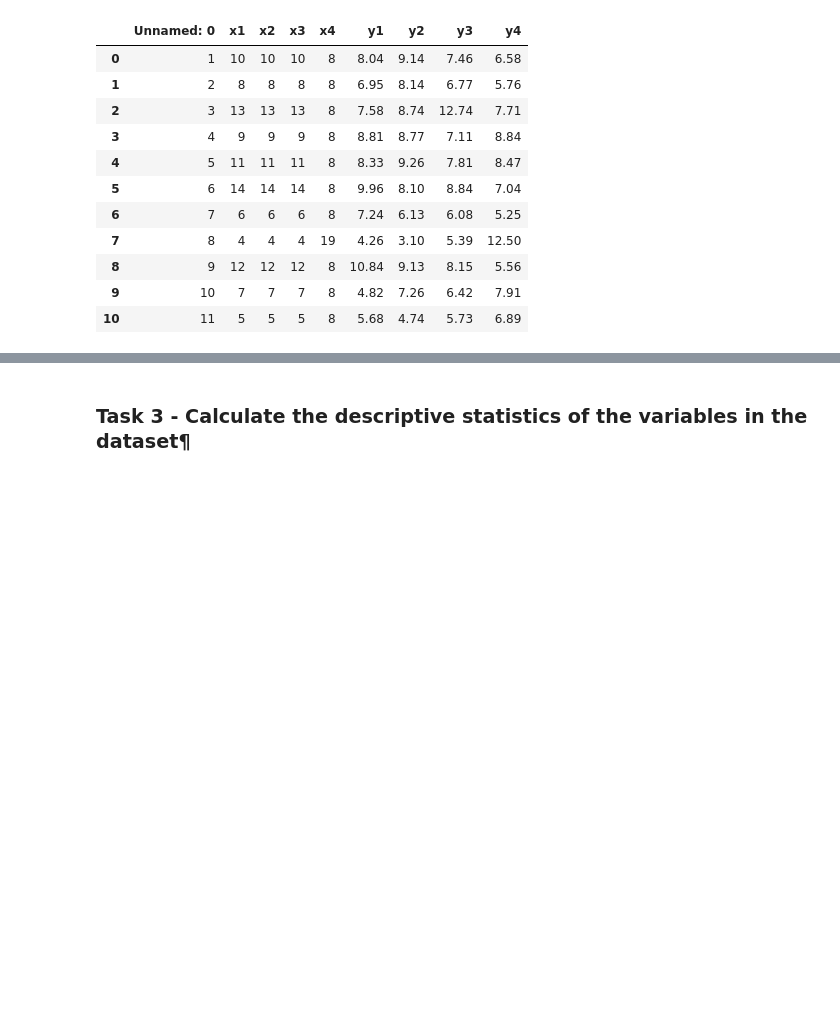
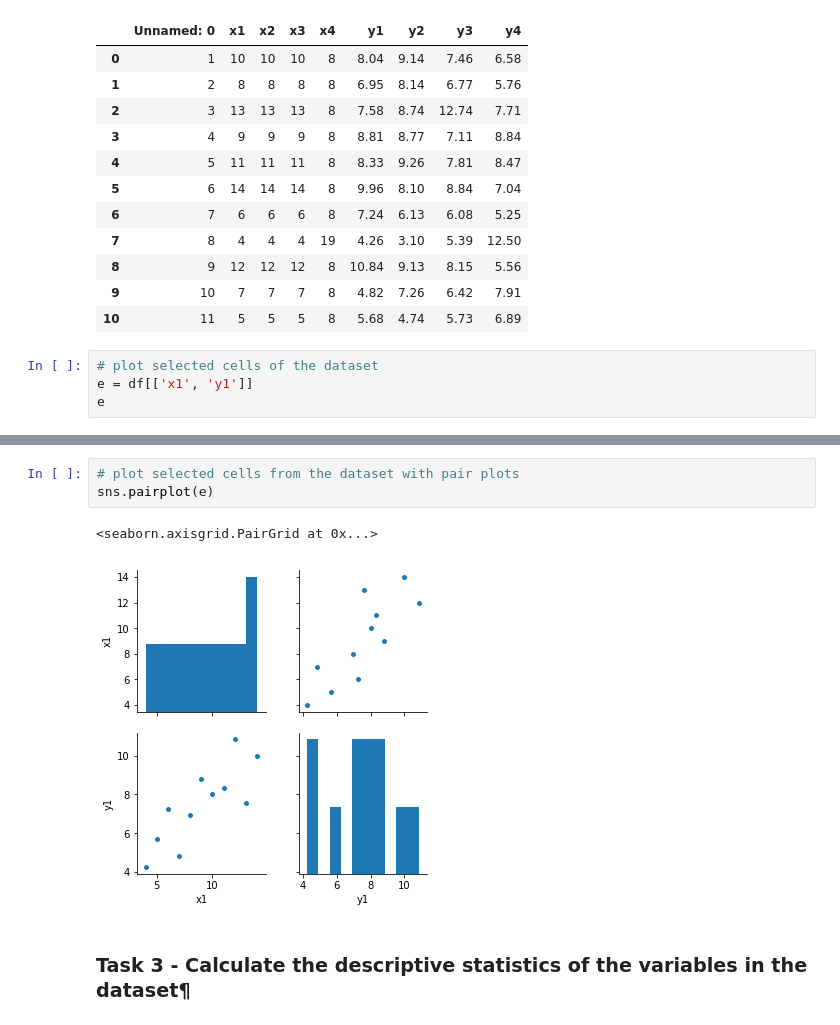
Before and after one commit to Aqua5lad/Anscombes-quartet-dataset, a Jupyter notebook: Anscombes Dataset Analysis.ipynb, the cells around one changed output, grey strips where cells are left out. Drawn from its saved outputs; the diff is of its cells as text; blank space fills up the shorter version.

```diff
--- a/Anscombes Dataset Analysis.ipynb
+++ b/Anscombes Dataset Analysis.ipynb
@@ -36,3 +37,7 @@ df
 | 8 | 9 | 12 | 12 | 12 | 8 | 10.84 | 9.13 | 8.15 | 5.56 |
 | 9 | 10 | 7 | 7 | 7 | 8 | 4.82 | 7.26 | 6.42 | 7.91 |
 | 10 | 11 | 5 | 5 | 5 | 8 | 5.68 | 4.74 | 5.73 | 6.89 |
+# %%
+# plot selected cells of the dataset
+e = df[['x1', 'y1']]
+e
@@ -41,3 +70,9 @@ df
+# %%
+# plot selected cells from the dataset with pair plots
+sns.pairplot(e)
+# %% [output]
+<seaborn.axisgrid.PairGrid at 0x...>
+[figure, added]
 # %% [markdown]
 ### Task 3 - Calculate the descriptive statistics of the variables in the dataset¶
 # %%
```
Also changed, not shown: parts of 10 cells of this notebook.
